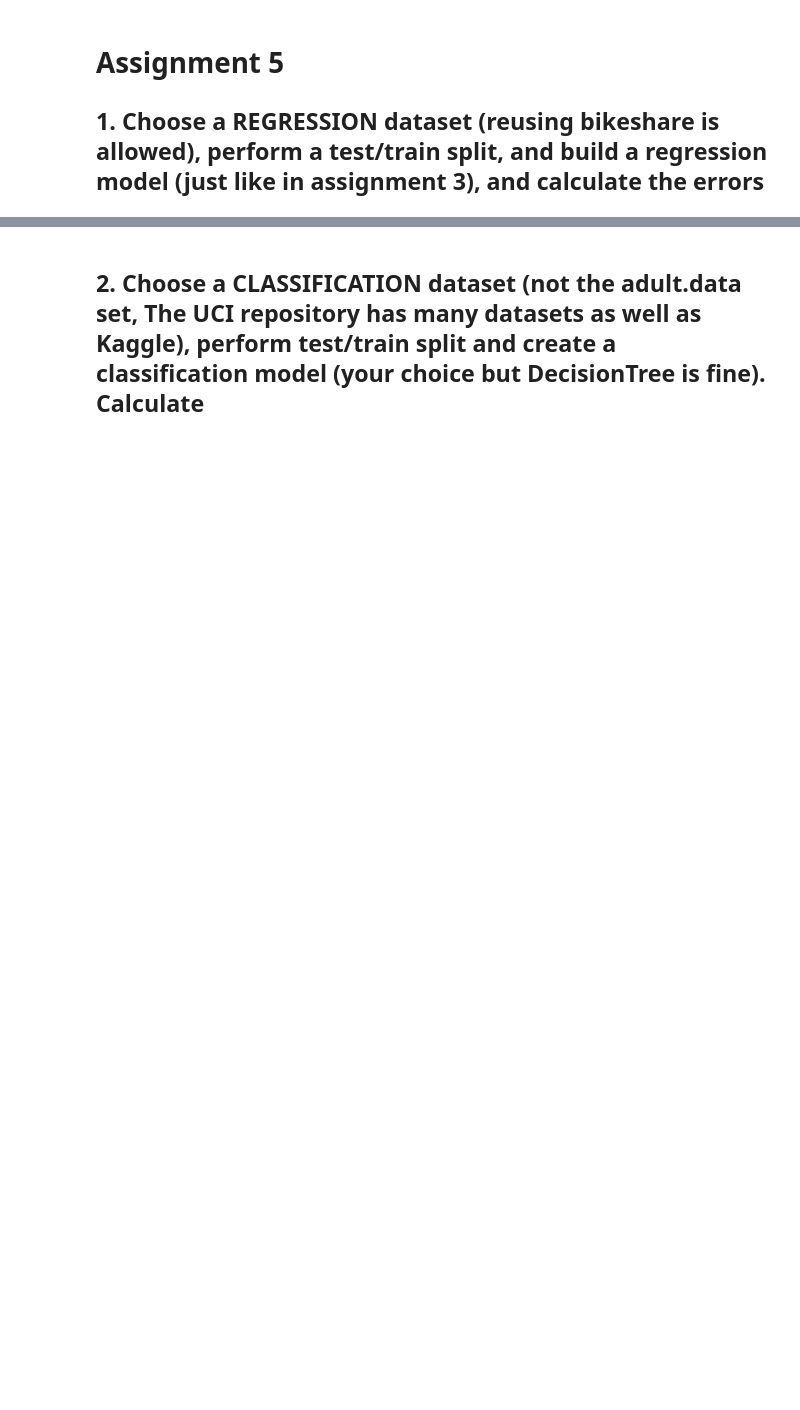
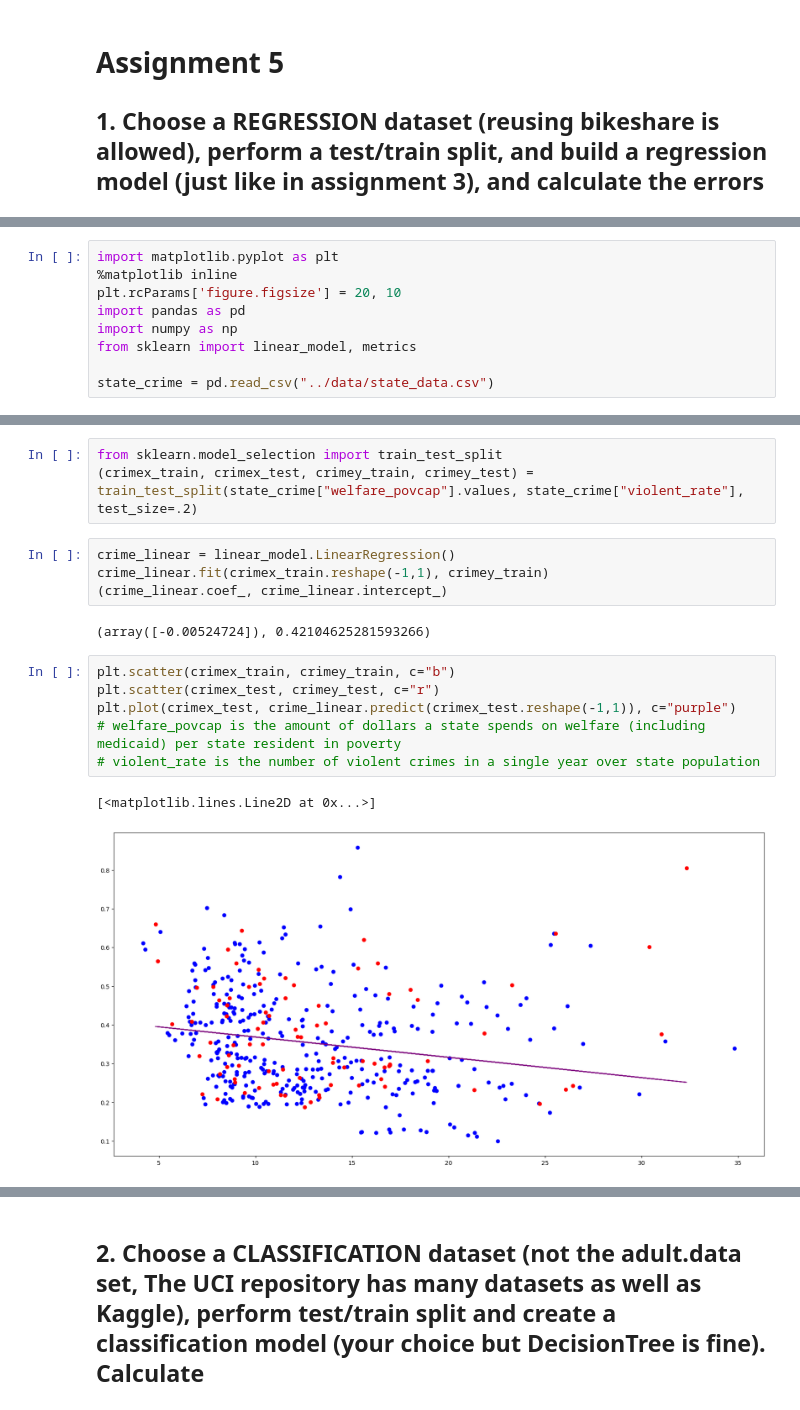
Before and after one commit to rmjollie/mlnn-personal, a Jupyter notebook: 05/asnmt5.ipynb, the cells around one changed output, grey strips where cells are left out. Saved outputs shown, nothing was run; the diff lists cells and outputs as text; blank space fills up the shorter version.

```diff
--- a/05/asnmt5.ipynb
+++ b/05/asnmt5.ipynb
@@ -8,0 +5,9 @@
+# %%
+import matplotlib.pyplot as plt
+%matplotlib inline
+plt.rcParams['figure.figsize'] = 20, 10
+import pandas as pd
+import numpy as np
+from sklearn import linear_model, metrics
+
+state_crime = pd.read_csv("../data/state_data.csv")
@@ -8,0 +30,18 @@
+# %%
+from sklearn.model_selection import train_test_split
+(crimex_train, crimex_test, crimey_train, crimey_test) = train_test_split(state_crime["welfare_povcap"].values, state_crime["violent_rate"], test_size=.2)
+# %%
+crime_linear = linear_model.LinearRegression()
+crime_linear.fit(crimex_train.reshape(-1,1), crimey_train)
+(crime_linear.coef_, crime_linear.intercept_)
+# %% [output]
+(array([-0.00524724]), 0.42104625281593266)
+# %%
+plt.scatter(crimex_train, crimey_train, c="b")
+plt.scatter(crimex_test, crimey_test, c="r")
+plt.plot(crimex_test, crime_linear.predict(crimex_test.reshape(-1,1)), c="purple")
+# welfare_povcap is the amount of dollars a state spends on welfare (including medicaid) per state resident in poverty
+# violent_rate is the number of violent crimes in a single year over state population
+# %% [output]
+[<matplotlib.lines.Line2D at 0x...>]
+[figure, added]
```
Also changed, not shown: parts of 20 cells of this notebook, 4 other files.
